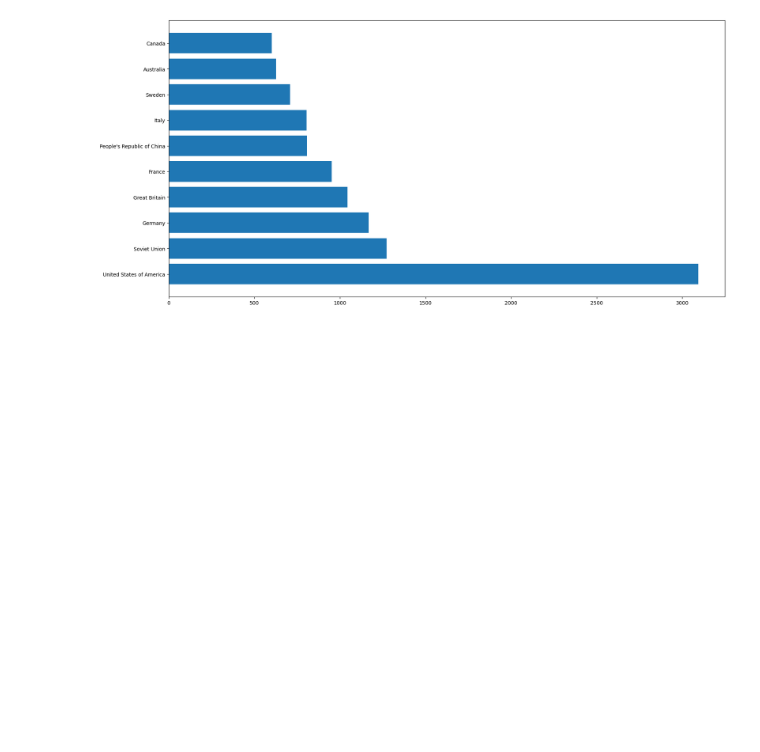
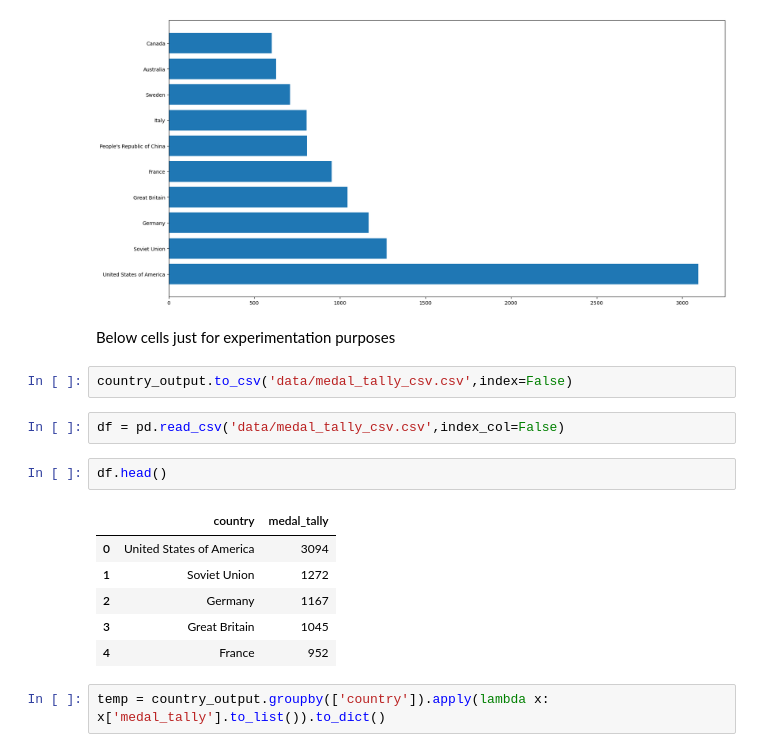
Before and after one commit to Annarhysa/Olympic-ious, a Jupyter notebook: predict.ipynb, the cells around one changed output. Saved outputs shown, nothing was run; the diff lists cells and outputs as text; blank space fills up the shorter version.

Commit message:
Added updated csv file and conducted a few experiments on the ipynb file

```diff
--- a/predict.ipynb
+++ b/predict.ipynb
@@ -102,3 +102,20 @@ plt.barh(country_output.country[:10],country_output.medal_tally[:10])
 # %% [output]
 <BarContainer object of 10 artists>
 [figure]
+# %% [markdown]
+Below cells just for experimentation purposes
+# %%
+country_output.to_csv('data/medal_tally_csv.csv',index=False)
+# %%
+df = pd.read_csv('data/medal_tally_csv.csv',index_col=False)
+# %%
+df.head()
+# %% [output]
+|  | country | medal_tally |
+| 0 | United States of America | 3094 |
+| 1 | Soviet Union | 1272 |
+| 2 | Germany | 1167 |
+| 3 | Great Britain | 1045 |
+| 4 | France | 952 |
+# %%
+temp = country_output.groupby(['country']).apply(lambda x: x['medal_tally'].to_list()).to_dict()
```
Also changed, not shown: parts of 4 cells of this notebook, 1 other file.
